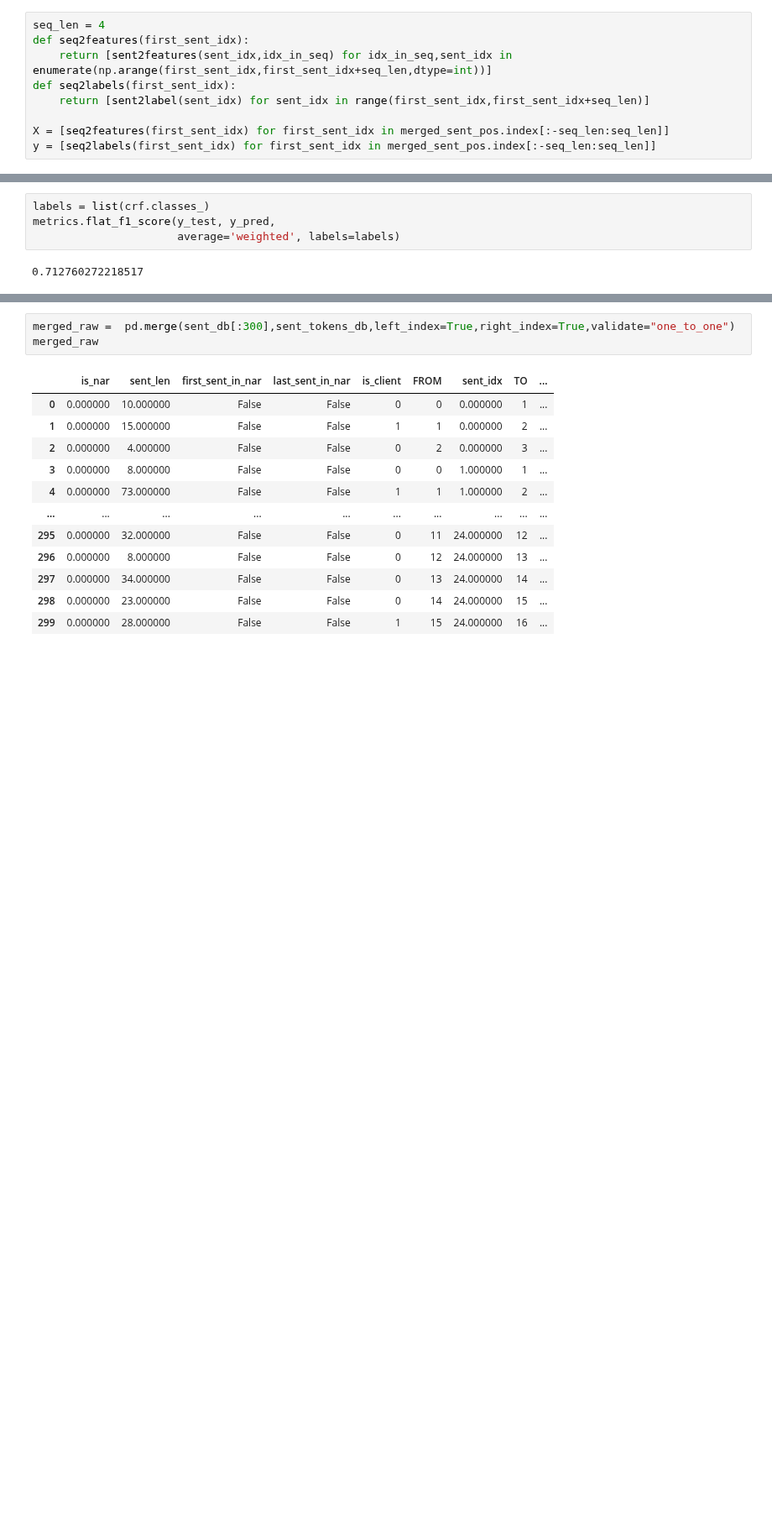
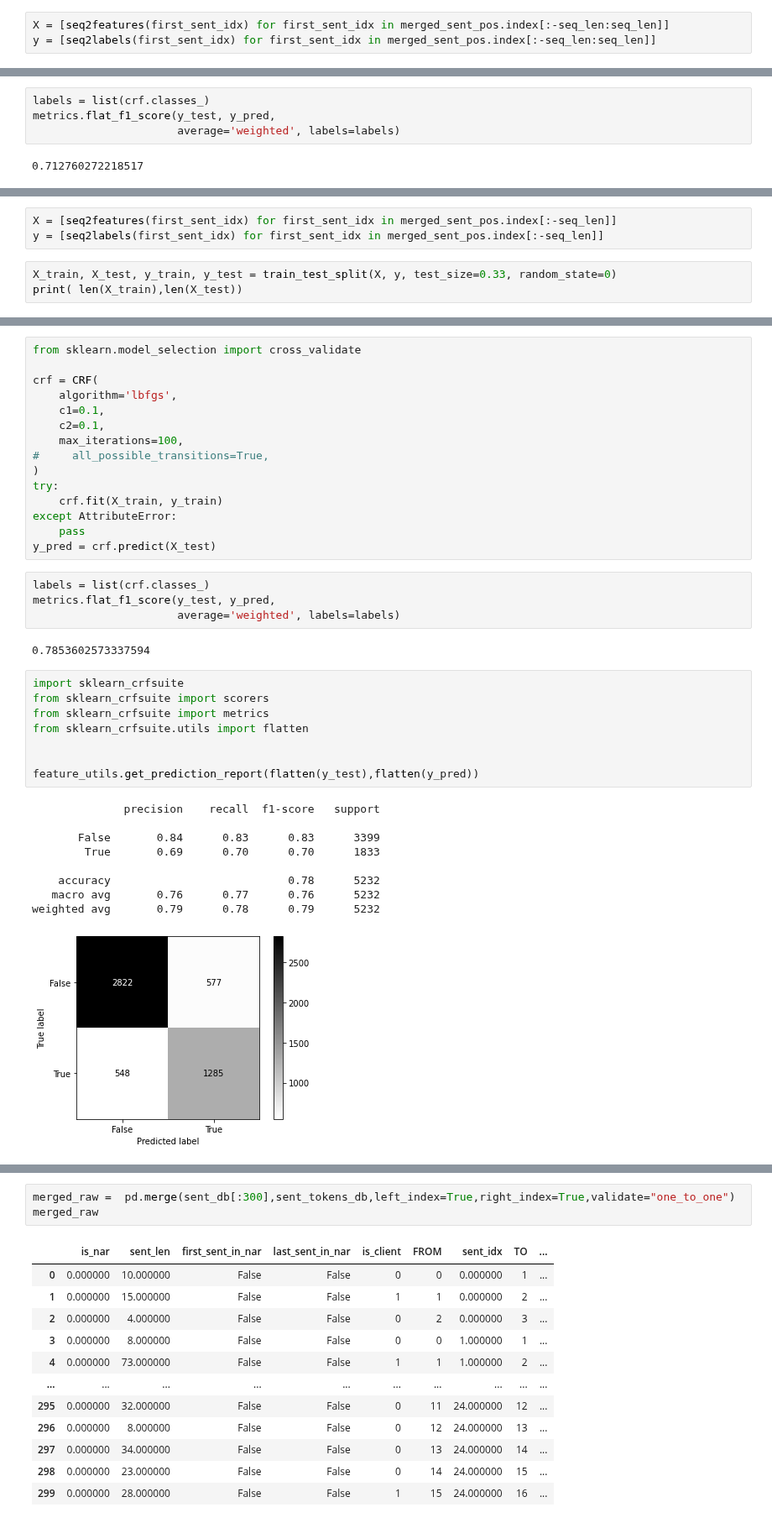
Before and after one commit to Sofy34/personal_strudy, a Jupyter notebook: thesis/03_cfr_pos_sentenses.ipynb, the cells around one changed output, grey strips where cells are left out. Shown at 84% size. Drawn from its saved outputs; the diff is of its cells as text; blank space fills up the shorter version.

```diff
--- a/thesis/03_cfr_pos_sentenses.ipynb
+++ b/thesis/03_cfr_pos_sentenses.ipynb
@@ -250,10 +315,4 @@ Index([   0,    1,    2,    3,    4,    5,    6,    7,    8,    9,
 # %%
-seq_len = 4
-def seq2features(first_sent_idx):
-    return [sent2features(sent_idx,idx_in_seq) for idx_in_seq,sent_idx in enumerate(np.arange(first_sent_idx,first_sent_idx+seq_len,dtype=int))]
-def seq2labels(first_sent_idx):
-    return [sent2label(sent_idx) for sent_idx in range(first_sent_idx,first_sent_idx+seq_len)]
-
 X = [seq2features(first_sent_idx) for first_sent_idx in merged_sent_pos.index[:-seq_len:seq_len]]
 y = [seq2labels(first_sent_idx) for first_sent_idx in merged_sent_pos.index[:-seq_len:seq_len]]
 # %%
@@ -312,0 +372,6 @@ False  -> True    -1.949556
+# %%
+X = [seq2features(first_sent_idx) for first_sent_idx in merged_sent_pos.index[:-seq_len]]
+y = [seq2labels(first_sent_idx) for first_sent_idx in merged_sent_pos.index[:-seq_len]]
+# %%
+X_train, X_test, y_train, y_test = train_test_split(X, y, test_size=0.33, random_state=0)
+print( len(X_train),len(X_test))
@@ -312,0 +380,39 @@ False  -> True    -1.949556
+# %%
+from sklearn.model_selection import cross_validate
+
+crf = CRF(
+    algorithm='lbfgs',
+    c1=0.1,
+    c2=0.1,
+    max_iterations=100,
+#     all_possible_transitions=True,
+)
+try:
+    crf.fit(X_train, y_train)
+except AttributeError:
+    pass
+y_pred = crf.predict(X_test)
+# %%
+labels = list(crf.classes_)
+metrics.flat_f1_score(y_test, y_pred,
+                      average='weighted', labels=labels)
+# %% [output]
+0.7853602573337594
+# %%
+import sklearn_crfsuite
+from sklearn_crfsuite import scorers
+from sklearn_crfsuite import metrics
+from sklearn_crfsuite.utils import flatten
+
+
+feature_utils.get_prediction_report(flatten(y_test),flatten(y_pred))
+# %% [output]
+              precision    recall  f1-score   support
+
+       False       0.84      0.83      0.83      3399
+        True       0.69      0.70      0.70      1833
+
+    accuracy                           0.78      5232
+   macro avg       0.76      0.77      0.76      5232
+weighted avg       0.79      0.78      0.79      5232
+[figure, added]
```
Also changed, not shown: parts of 28 cells of this notebook.
